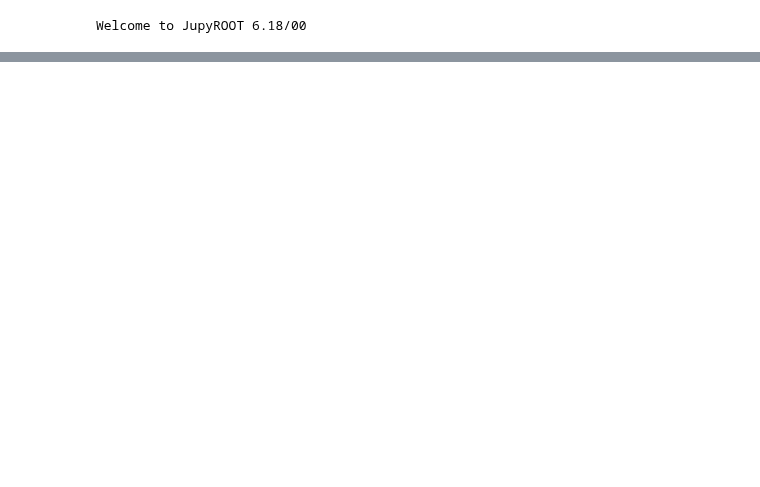
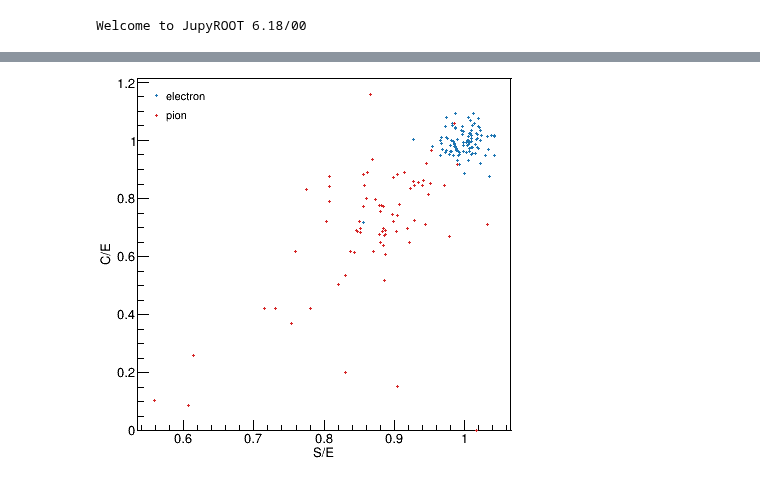
Before and after one commit to mollyhjorthjensen/DREAM, a Jupyter notebook: Analysis/validation.ipynb, the cells around one changed output, grey strips where cells are left out. Cells and saved outputs as stored; diff of their text form; code cells hidden in the pictures; blank space fills up the shorter version.

```diff
--- a/Analysis/validation.ipynb
+++ b/Analysis/validation.ipynb
@@ -228,0 +294,34 @@ c3.Draw()
+# %%
+# C/E vs S/E
+gr1 = rdf_energy_e.Graph("Snorm_cal", "Cnorm_cal")
+gr2 = rdf_energy_pi.Graph("Snorm_cal", "Cnorm_cal")
+gr1.SetMarkerColor(palette['blue'].GetNumber())
+gr2.SetMarkerColor(palette['red'].GetNumber())
+gr1.SetMarkerStyle(ROOT.kFullDotSmall)
+gr2.SetMarkerStyle(ROOT.kFullDotSmall)
+# %%
+ratio = 7/3
+nbins = 40
+c1 = ROOT.TCanvas("c1", "c1", 420, 420)
+c1.SetRightMargin(0.)
+c1.SetTopMargin(0.)
+mg = ROOT.TMultiGraph()
+mg.Add(gr1.GetPtr())
+mg.Add(gr2.GetPtr())
+mg.Draw("ap")
+mg.GetXaxis().SetTitle("S/E")
+mg.GetYaxis().SetTitle("C/E")
+mg.GetXaxis().CenterTitle()
+mg.GetYaxis().CenterTitle()
+# add legend
+legend = ROOT.TLegend(0.12, 0.88, 0.32, 0.98)
+legend.SetFillColor(0)
+legend.SetBorderSize(0)
+legend.SetTextSize(0.03)
+legend.AddEntry(gr1.GetValue(), "electron", "p")
+legend.AddEntry(gr2.GetValue(), "pion", "p")
+legend.Draw()
+c1.Draw()
+c1.Print("hXY.png")
+# %% [output]
+[figure, added]
```
Also changed, not shown: parts of 54 cells of this notebook.
